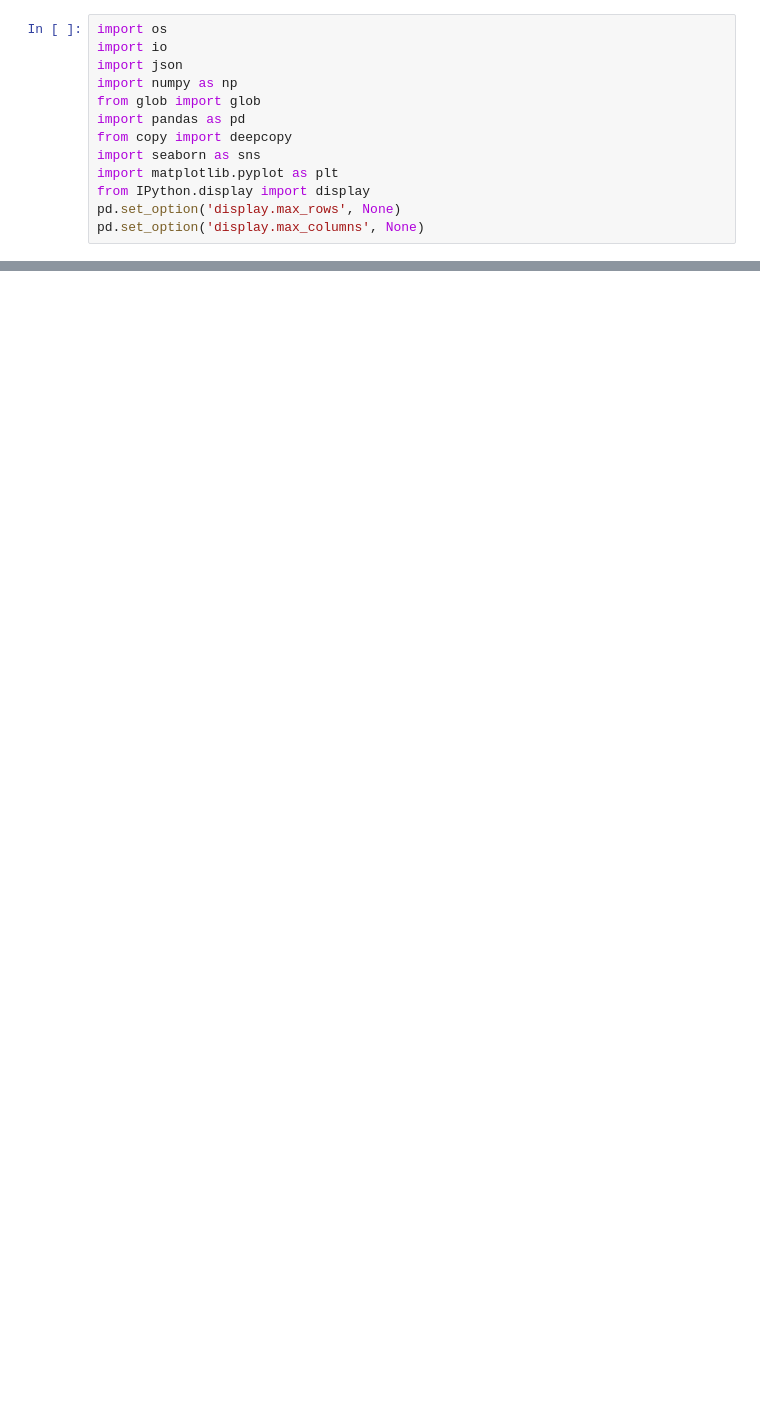
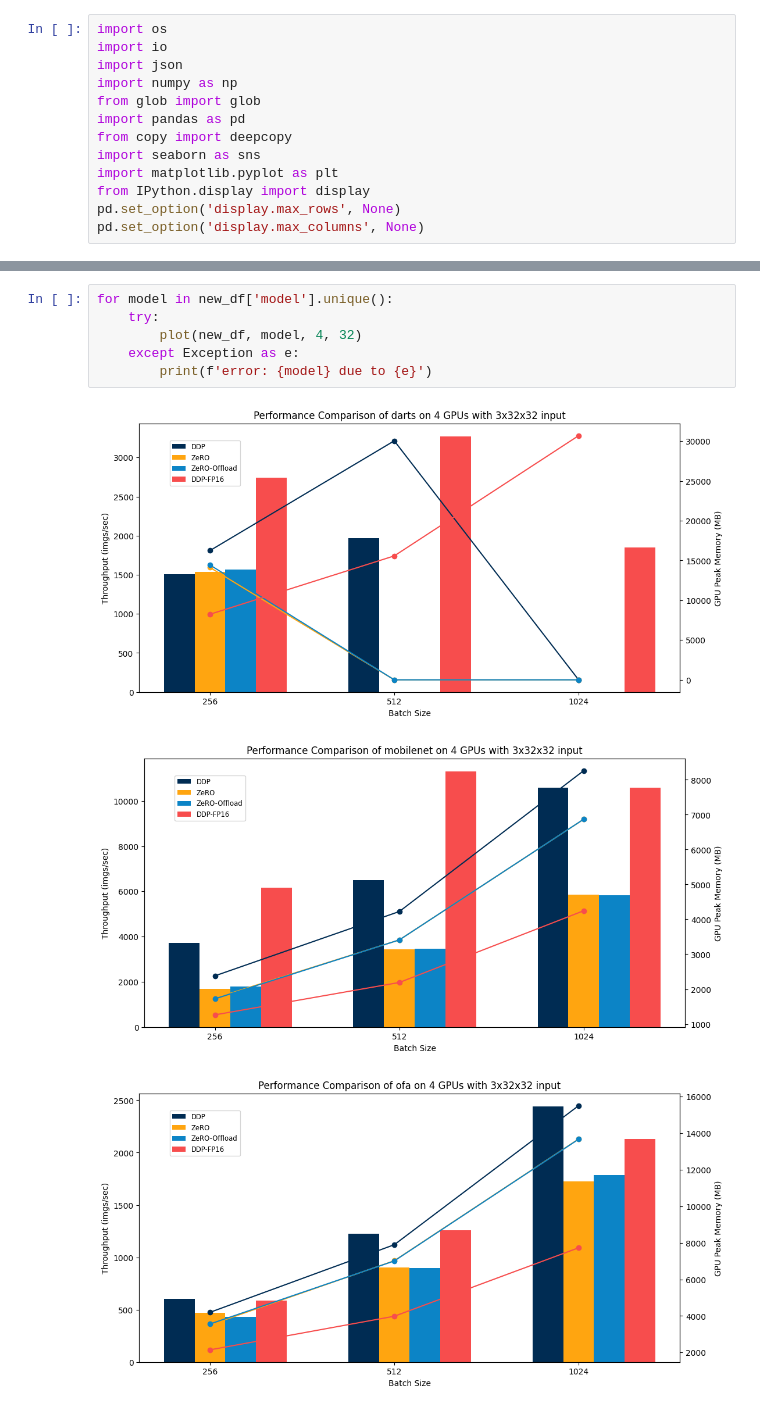
Before and after one commit to marsggbo/ColossalNAS, a Jupyter notebook: zero/process_logs.ipynb, the cells around one changed output, grey strips where cells are left out. Cells and saved outputs as stored; diff of their text form; blank space fills up the shorter version.

```diff
--- a/zero/process_logs.ipynb
+++ b/zero/process_logs.ipynb
@@ -299,0 +284,10 @@ error: ofa
+# %%
+for model in new_df['model'].unique():
+    try:
+        plot(new_df, model, 4, 32)
+    except Exception as e:
+        print(f'error: {model} due to {e}')
+# %% [output]
+[figure, added]
+[figure, added]
+[figure, added]
```
Also changed, not shown: parts of 7 cells of this notebook, 7 other files.
